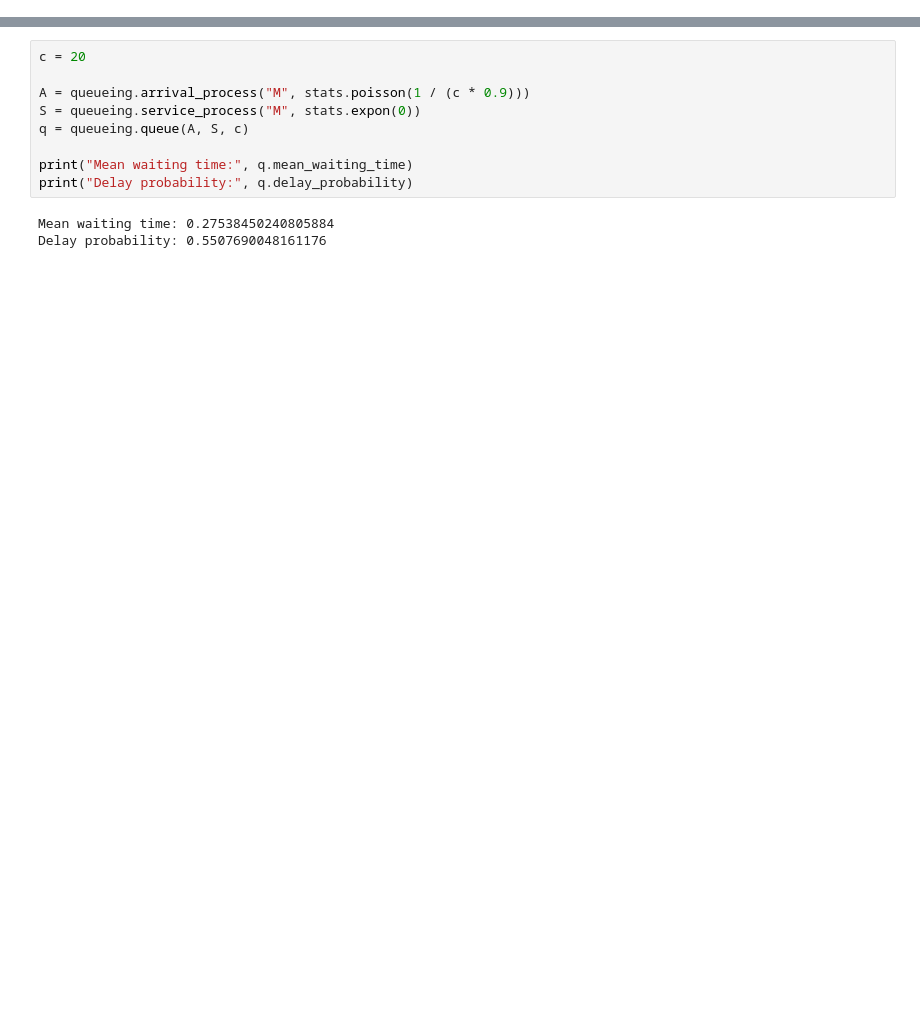
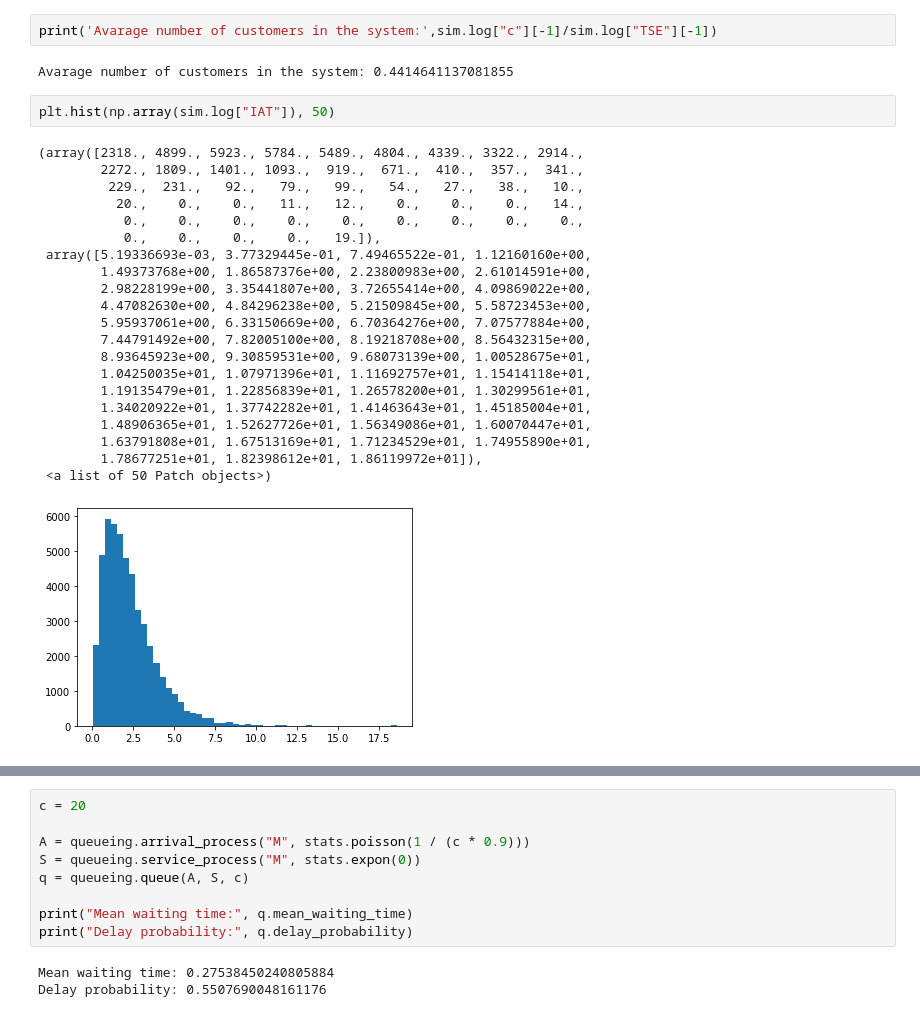
Before and after one commit to TUDelft-CITG/OpenQTSim, a Jupyter notebook: notebooks/Basic Queue using package.ipynb, the cells around one changed output, grey strips where cells are left out. Cells and saved outputs as stored; diff of their text form; blank space fills up the shorter version.

```diff
--- a/notebooks/Basic Queue using package.ipynb
+++ b/notebooks/Basic Queue using package.ipynb
@@ -3,0 +57,28 @@ import queueing
+# %%
+print('Avarage number of customers in the system:',sim.log["c"][-1]/sim.log["TSE"][-1])
+# %% [output]
+Avarage number of customers in the system: 0.4414641137081855
+# %%
+plt.hist(np.array(sim.log["IAT"]), 50)
+# %% [output]
+(array([2318., 4899., 5923., 5784., 5489., 4804., 4339., 3322., 2914.,
+        2272., 1809., 1401., 1093.,  919.,  671.,  410.,  357.,  341.,
+         229.,  231.,   92.,   79.,   99.,   54.,   27.,   38.,   10.,
+          20.,    0.,    0.,   11.,   12.,    0.,    0.,    0.,   14.,
+           0.,    0.,    0.,    0.,    0.,    0.,    0.,    0.,    0.,
+           0.,    0.,    0.,    0.,   19.]),
+ array([5.19336693e-03, 3.77329445e-01, 7.49465522e-01, 1.12160160e+00,
+        1.49373768e+00, 1.86587376e+00, 2.23800983e+00, 2.61014591e+00,
+        2.98228199e+00, 3.35441807e+00, 3.72655414e+00, 4.09869022e+00,
+        4.47082630e+00, 4.84296238e+00, 5.21509845e+00, 5.58723453e+00,
+        5.95937061e+00, 6.33150669e+00, 6.70364276e+00, 7.07577884e+00,
+        7.44791492e+00, 7.82005100e+00, 8.19218708e+00, 8.56432315e+00,
+        8.93645923e+00, 9.30859531e+00, 9.68073139e+00, 1.00528675e+01,
+        1.04250035e+01, 1.07971396e+01, 1.11692757e+01, 1.15414118e+01,
+        1.19135479e+01, 1.22856839e+01, 1.26578200e+01, 1.30299561e+01,
+        1.34020922e+01, 1.37742282e+01, 1.41463643e+01, 1.45185004e+01,
+        1.48906365e+01, 1.52627726e+01, 1.56349086e+01, 1.60070447e+01,
+        1.63791808e+01, 1.67513169e+01, 1.71234529e+01, 1.74955890e+01,
+        1.78677251e+01, 1.82398612e+01, 1.86119972e+01]),
+ <a list of 50 Patch objects>)
+[figure, added]
```
Also changed, not shown: parts of 18 cells of this notebook, 4 other files.
